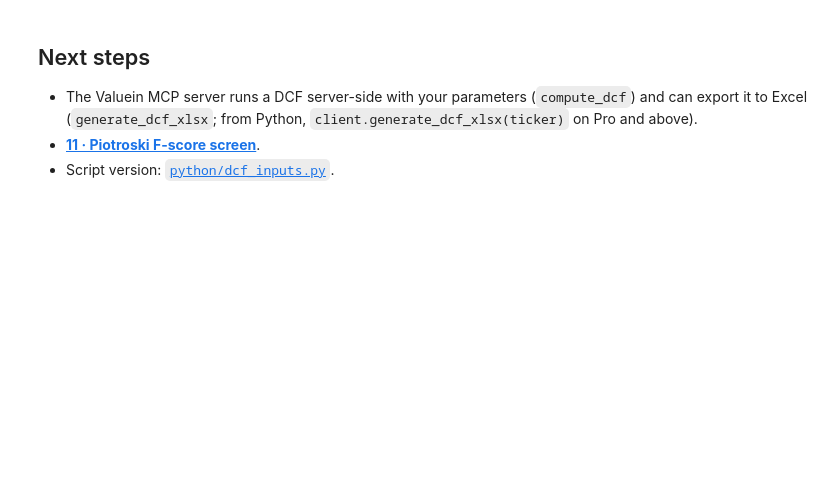
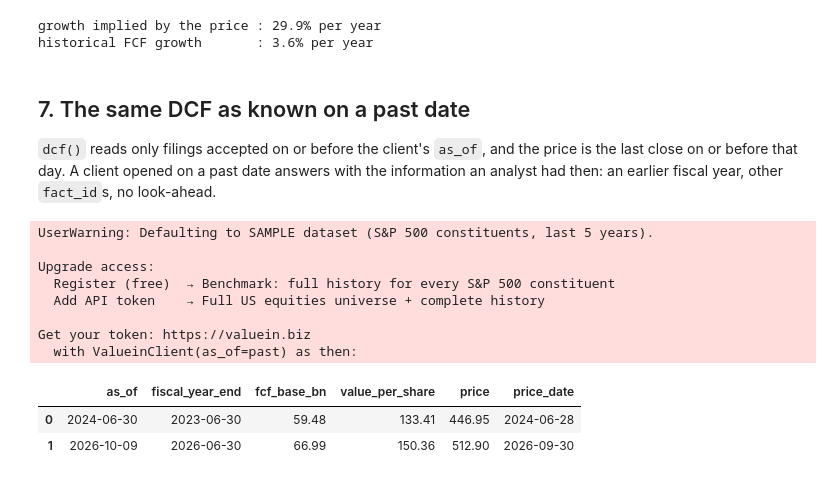
Before and after one commit to valuein/valuein, a Jupyter notebook: examples/notebooks/10_dcf_valuation.ipynb, the cells around one changed output. Saved outputs shown, nothing was run; the diff lists cells and outputs as text; code cells hidden in the pictures; blank space fills up the shorter version.

```diff
--- a/examples/notebooks/10_dcf_valuation.ipynb
+++ b/examples/notebooks/10_dcf_valuation.ipynb
@@ -198,10 +230,56 @@ historical FCF growth       : 3.6% per year
 # %%
-client.close()
+def per_share(g: float) -> float:
+    """The dcf() model at stage-1 growth `g`, every other input taken from `result`."""
+    a = {x.name: x.value for x in result.assumptions}
+    wacc, gt, n = a["wacc"], a["terminal_growth_rate"], int(a["stage1_years"])
+    stage1 = sum(result.fcf_base * (1 + g) ** t / (1 + wacc) ** t for t in range(1, n + 1))
+    terminal = result.fcf_base * (1 + g) ** (n + 1) / (wacc - gt) / (1 + wacc) ** n
+    return (stage1 + terminal - result.net_debt) / result.shares_outstanding
+
+
+assert abs(per_share(growth) - result.value_per_share) < 0.01, "local model drifted from dcf()"
+
+low, high = -0.5, 1.0
+for _ in range(100):
+    mid = (low + high) / 2
+    low, high = (mid, high) if per_share(mid) < result.price else (low, mid)
+print(f"growth implied by the price : {(low + high) / 2:.1%} per year")
+print(f"historical FCF growth       : {historical_growth:.1%} per year")
+# %% [output]
+growth implied by the price : 29.9% per year
+historical FCF growth       : 3.6% per year
 # %% [markdown]
-## Next steps
+## 7. The same DCF as known on a past date
 
-- The Valuein MCP server runs a DCF server-side with your parameters (`compute_dcf`) and can
-  export it to Excel (`generate_dcf_xlsx`; from Python, `client.generate_dcf_xlsx(ticker)` on
-  Pro and above).
-- **[11 · Piotroski F-score screen](11_piotroski_screen.ipynb)**.
-- Script version: [`python/dcf_inputs.py`](../python/dcf_inputs.py).
+`dcf()` reads only filings accepted on or before the client's `as_of`, and the price is the last
+close on or before that day. A client opened on a past date answers with the information an
+analyst had then: an earlier fiscal year, other `fact_id`s, no look-ahead.
+# %%
+from datetime import datetime, timezone
+
+past = datetime(2024, 6, 30, tzinfo=timezone.utc)
+with ValueinClient(as_of=past) as then:
+    earlier = then.dcf(TICKER, stage1_growth_rate=growth, wacc=0.09, terminal_growth_rate=0.025)
+
+pd.DataFrame(
+    {
+        "as_of": [earlier.as_of.date(), result.as_of.date()],
+        "fiscal_year_end": [earlier.period_end, result.period_end],
+        "fcf_base_bn": [earlier.fcf_base / 1e9, result.fcf_base / 1e9],
+        "value_per_share": [earlier.value_per_share, result.value_per_share],
+        "price": [earlier.price, result.price],
+        "price_date": [earlier.price_date, result.price_date],
+    }
+).round(2)
+# %% [output]
+UserWarning: Defaulting to SAMPLE dataset (S&P 500 constituents, last 5 years).
+
+Upgrade access:
+  Register (free)  → Benchmark: full history for every S&P 500 constituent
+  Add API token    → Full US equities universe + complete history
+
+Get your token: https://valuein.biz
+  with ValueinClient(as_of=past) as then:
+|  | as_of | fiscal_year_end | fcf_base_bn | value_per_share | price | price_date |
+| 0 | 2024-06-30 | 2023-06-30 | 59.48 | 133.41 | 446.95 | 2024-06-28 |
+| 1 | 2026-10-09 | 2026-06-30 | 66.99 | 150.36 | 512.90 | 2026-09-30 |
```
Also changed, not shown: parts of 22 cells of this notebook, 41 other files.
